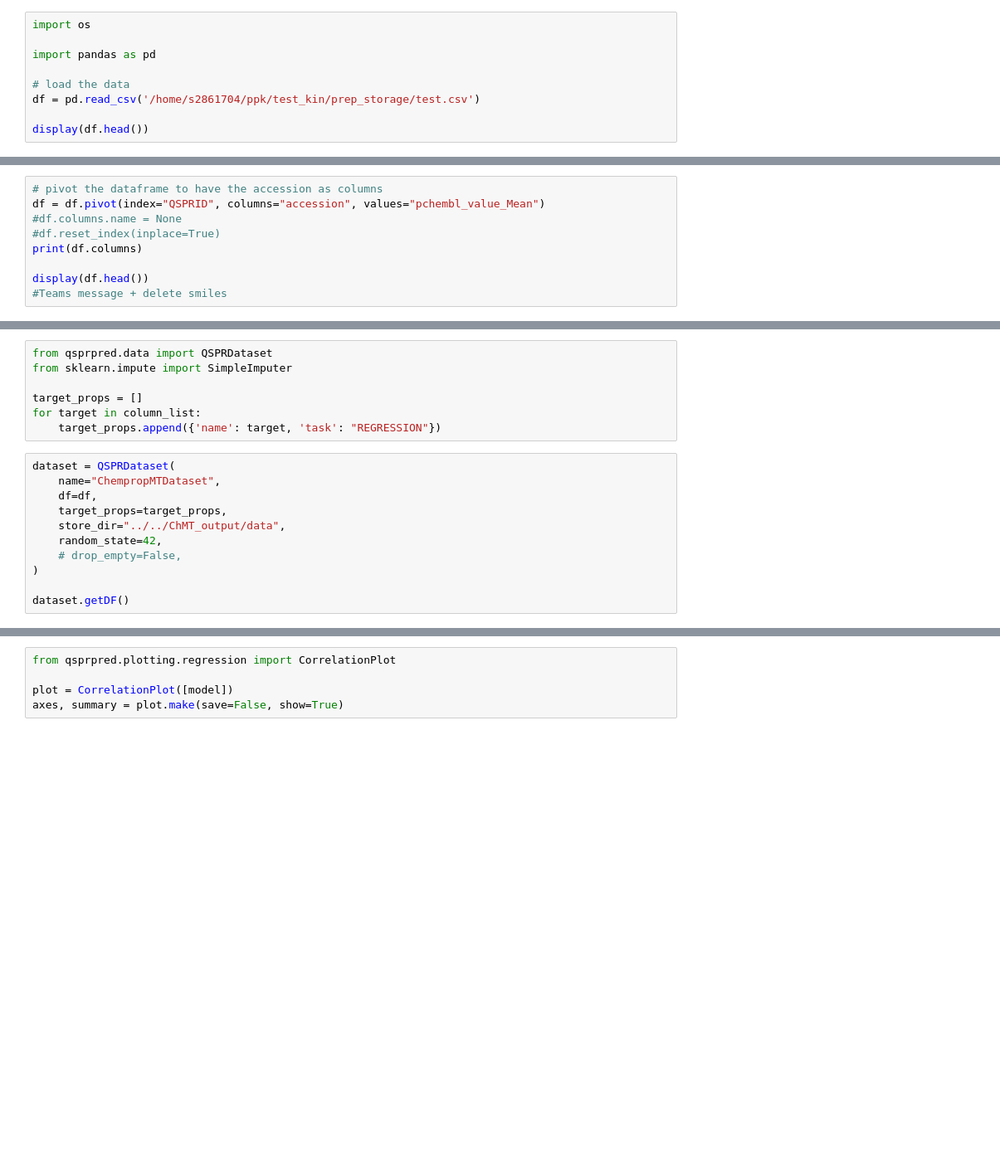
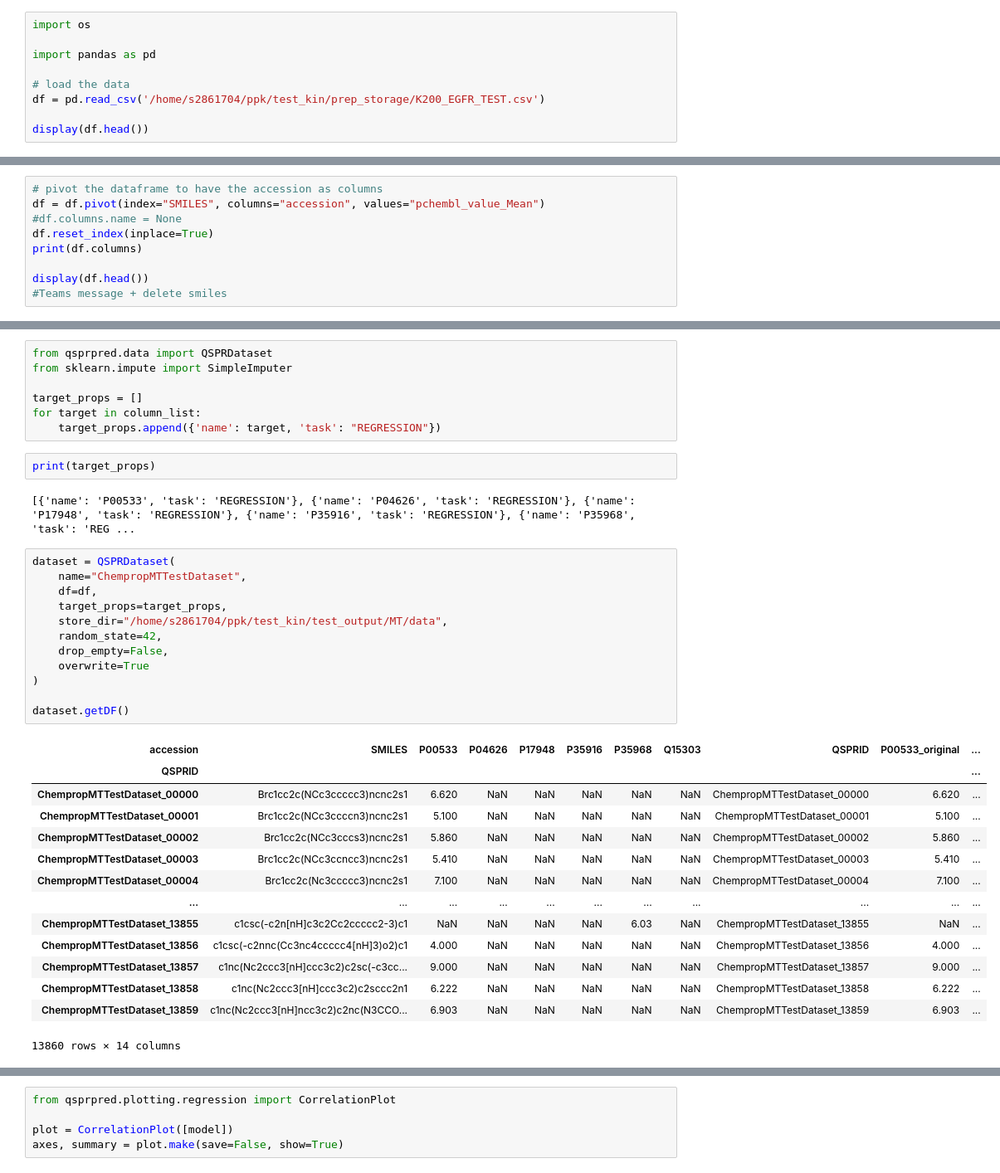
Before and after one commit to thijmenwroos/ppk, a Jupyter notebook: test_kin/chemprop_mt.ipynb, the cells around one changed output, grey strips where cells are left out. Shown at 83% size. Drawn from its saved outputs; the diff is of its cells as text; blank space fills up the shorter version.

```diff
--- a/test_kin/chemprop_mt.ipynb
+++ b/test_kin/chemprop_mt.ipynb
@@ -9,6 +9,6 @@ import os
 import pandas as pd
 
 # load the data
-df = pd.read_csv('/home/s2861704/ppk/test_kin/prep_storage/test.csv')
+df = pd.read_csv('/home/s2861704/ppk/test_kin/prep_storage/K200_EGFR_TEST.csv')
 
 display(df.head())
@@ -15,8 +23,8 @@ display(df.head())
 # %%
 # pivot the dataframe to have the accession as columns
-df = df.pivot(index="QSPRID", columns="accession", values="pchembl_value_Mean")
+df = df.pivot(index="SMILES", columns="accession", values="pchembl_value_Mean")
 #df.columns.name = None
-#df.reset_index(inplace=True)
+df.reset_index(inplace=True)
 print(df.columns)
 
 display(df.head())
@@ -31,17 +54,37 @@ from sklearn.impute import SimpleImputer
 target_props = []
 for target in column_list:
     target_props.append({'name': target, 'task': "REGRESSION"})
+# %%
+print(target_props)
+# %% [output]
+[{'name': 'P00533', 'task': 'REGRESSION'}, {'name': 'P04626', 'task': 'REGRESSION'}, {'name': 'P17948', 'task': 'REGRESSION'}, {'name': 'P35916', 'task': 'REGRESSION'}, {'name': 'P35968', 'task': 'REG ...
 # %%
 dataset = QSPRDataset(
-    name="ChempropMTDataset",
+    name="ChempropMTTestDataset",
     df=df,
     target_props=target_props,
-    store_dir="../../ChMT_output/data",
+    store_dir="/home/s2861704/ppk/test_kin/test_output/MT/data",
     random_state=42,
-    # drop_empty=False,
+    drop_empty=False,
+    overwrite=True
 )
 
 dataset.getDF()
+# %% [output]
+| accession | SMILES | P00533 | P04626 | P17948 | P35916 | P35968 | Q15303 | QSPRID | P00533_original | ... |
+| QSPRID |  |  |  |  |  |  |  |  |  | ... |
+| ChempropMTTestDataset_00000 | Brc1cc2c(NCc3ccccc3)ncnc2s1 | 6.620 | NaN | NaN | NaN | NaN | NaN | ChempropMTTestDataset_00000 | 6.620 | ... |
+| ChempropMTTestDataset_00001 | Brc1cc2c(NCc3ccccn3)ncnc2s1 | 5.100 | NaN | NaN | NaN | NaN | NaN | ChempropMTTestDataset_00001 | 5.100 | ... |
+| ChempropMTTestDataset_00002 | Brc1cc2c(NCc3cccs3)ncnc2s1 | 5.860 | NaN | NaN | NaN | NaN | NaN | ChempropMTTestDataset_00002 | 5.860 | ... |
+| ChempropMTTestDataset_00003 | Brc1cc2c(NCc3ccncc3)ncnc2s1 | 5.410 | NaN | NaN | NaN | NaN | NaN | ChempropMTTestDataset_00003 | 5.410 | ... |
+| ChempropMTTestDataset_00004 | Brc1cc2c(Nc3ccccc3)ncnc2s1 | 7.100 | NaN | NaN | NaN | NaN | NaN | ChempropMTTestDataset_00004 | 7.100 | ... |
+| ... | ... | ... | ... | ... | ... | ... | ... | ... | ... | ... |
+| ChempropMTTestDataset_13855 | c1csc(-c2n[nH]c3c2Cc2ccccc2-3)c1 | NaN | NaN | NaN | NaN | 6.03 | NaN | ChempropMTTestDataset_13855 | NaN | ... |
+| ChempropMTTestDataset_13856 | c1csc(-c2nnc(Cc3nc4ccccc4[nH]3)o2)c1 | 4.000 | NaN | NaN | NaN | NaN | NaN | ChempropMTTestDataset_13856 | 4.000 | ... |
+| ChempropMTTestDataset_13857 | c1nc(Nc2ccc3[nH]ccc3c2)c2sc(-c3cc... | 9.000 | NaN | NaN | NaN | NaN | NaN | ChempropMTTestDataset_13857 | 9.000 | ... |
+| ChempropMTTestDataset_13858 | c1nc(Nc2ccc3[nH]ccc3c2)c2sccc2n1 | 6.222 | NaN | NaN | NaN | NaN | NaN | ChempropMTTestDataset_13858 | 6.222 | ... |
+| ChempropMTTestDataset_13859 | c1nc(Nc2ccc3[nH]ncc3c2)c2nc(N3CCO... | 6.903 | NaN | NaN | NaN | NaN | NaN | ChempropMTTestDataset_13859 | 6.903 | ... |
+13860 rows × 14 columns
 # %%
 from qsprpred.extra.gpu.models.chemprop import ChempropModel
 
```
Also changed, not shown: parts of 7 cells of this notebook, 10 other files.
